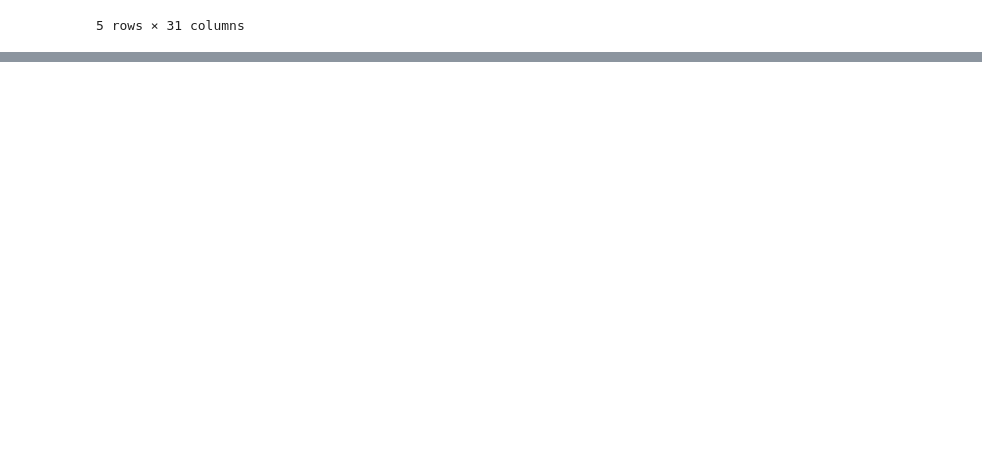
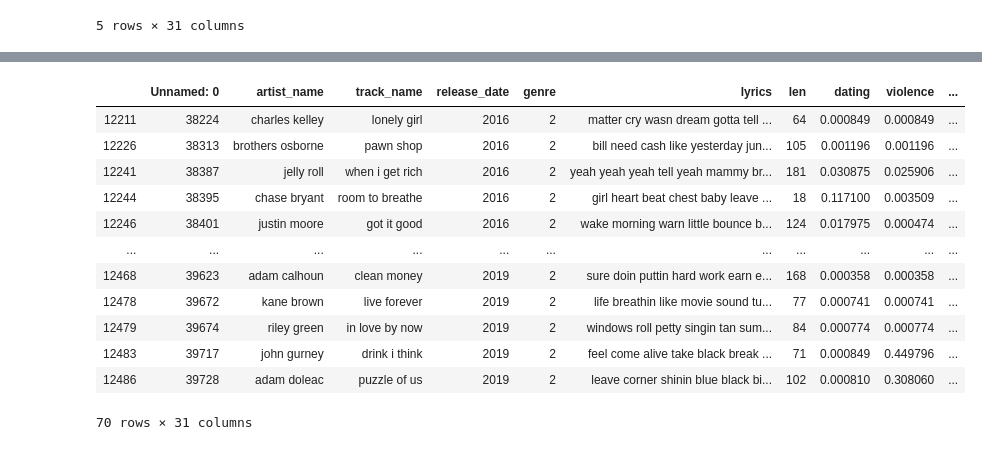
Before and after one commit to LaureanoMuniz/tp3ML, a Jupyter notebook: tp3/LightGBM.ipynb, the cells around one changed output, grey strips where cells are left out. Saved outputs shown, nothing was run; the diff lists cells and outputs as text; code cells hidden in the pictures; blank space fills up the shorter version.

```diff
--- a/tp3/LightGBM.ipynb
+++ b/tp3/LightGBM.ipynb
@@ -138,0 +139,23 @@ ax.xaxis.set_tick_params(rotation=45)
+# %%
+def get_confused_with(trueCategory,predictedCategory):
+    indexes = []
+    for i,(pred,true) in enumerate(zip(preds,y_test)):
+        if pred == predictedCategory and true == trueCategory:
+            indexes.append(i)
+    return indexes
+# %%
+test.iloc[get_confused_with(2,1)]
+# %% [output]
+|  | Unnamed: 0 | artist_name | track_name | release_date | genre | lyrics | len | dating | violence | ... |
+| 12211 | 38224 | charles kelley | lonely girl | 2016 | 2 | matter cry wasn dream gotta tell ... | 64 | 0.000849 | 0.000849 | ... |
+| 12226 | 38313 | brothers osborne | pawn shop | 2016 | 2 | bill need cash like yesterday jun... | 105 | 0.001196 | 0.001196 | ... |
+| 12241 | 38387 | jelly roll | when i get rich | 2016 | 2 | yeah yeah yeah tell yeah mammy br... | 181 | 0.030875 | 0.025906 | ... |
+| 12244 | 38395 | chase bryant | room to breathe | 2016 | 2 | girl heart beat chest baby leave ... | 18 | 0.117100 | 0.003509 | ... |
+| 12246 | 38401 | justin moore | got it good | 2016 | 2 | wake morning warn little bounce b... | 124 | 0.017975 | 0.000474 | ... |
+| ... | ... | ... | ... | ... | ... | ... | ... | ... | ... | ... |
+| 12468 | 39623 | adam calhoun | clean money | 2019 | 2 | sure doin puttin hard work earn e... | 168 | 0.000358 | 0.000358 | ... |
+| 12478 | 39672 | kane brown | live forever | 2019 | 2 | life breathin like movie sound tu... | 77 | 0.000741 | 0.000741 | ... |
+| 12479 | 39674 | riley green | in love by now | 2019 | 2 | windows roll petty singin tan sum... | 84 | 0.000774 | 0.000774 | ... |
+| 12483 | 39717 | john gurney | drink i think | 2019 | 2 | feel come alive take black break ... | 71 | 0.000849 | 0.449796 | ... |
+| 12486 | 39728 | adam doleac | puzzle of us | 2019 | 2 | leave corner shinin blue black bi... | 102 | 0.000810 | 0.308060 | ... |
+70 rows × 31 columns
```
Also changed, not shown: parts of 11 cells of this notebook, 1 other file.
